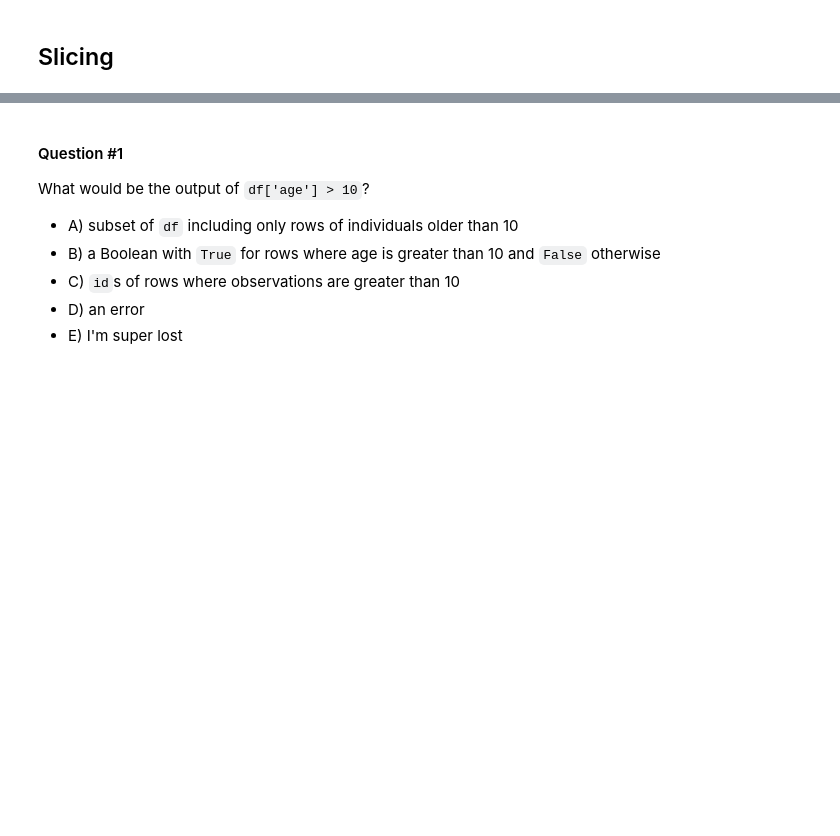
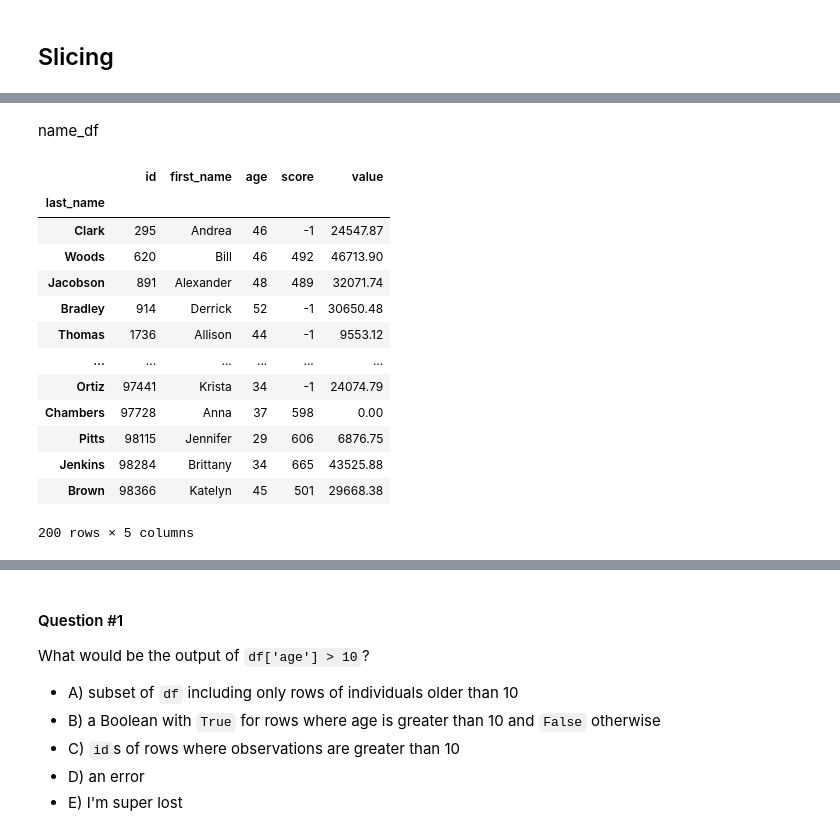
Before and after one commit to COGS108/Lectures-Fa24, a Jupyter notebook: 03_pandas.ipynb, the cells around one changed output, grey strips where cells are left out. Saved outputs shown, nothing was run; the diff lists cells and outputs as text; code cells hidden in the pictures; blank space fills up the shorter version.

```diff
--- a/03_pandas.ipynb
+++ b/03_pandas.ipynb
@@ -39,5 +39,5 @@ import numpy as np
 ## Loading Data
 # %%
 # Load a csv file of data
-df = pd.read_csv('https://raw.githubusercontent.com/COGS108/Lectures-Fa24/main/data/my_data.csv')
+df = pd.read_csv('data/my_data.csv')
 print('total elements:',df.size,'\nshape of table',df.shape)
@@ -62,3 +106,24 @@ df.loc[:,'last_name']
 # %%
 # Slicing: select a row & column with 'loc'
 df.loc[4, 'age']
+# %%
+name_df = df.set_index('last_name')
+# %% [markdown]
+name_df
+# %%
+name_df
+# %% [output]
+|  | id | first_name | age | score | value |
+| last_name |  |  |  |  |  |
+| Clark | 295 | Andrea | 46 | -1 | 24547.87 |
+| Woods | 620 | Bill | 46 | 492 | 46713.90 |
+| Jacobson | 891 | Alexander | 48 | 489 | 32071.74 |
+| Bradley | 914 | Derrick | 52 | -1 | 30650.48 |
+| Thomas | 1736 | Allison | 44 | -1 | 9553.12 |
+| ... | ... | ... | ... | ... | ... |
+| Ortiz | 97441 | Krista | 34 | -1 | 24074.79 |
+| Chambers | 97728 | Anna | 37 | 598 | 0.00 |
+| Pitts | 98115 | Jennifer | 29 | 606 | 6876.75 |
+| Jenkins | 98284 | Brittany | 34 | 665 | 43525.88 |
+| Brown | 98366 | Katelyn | 45 | 501 | 29668.38 |
+200 rows × 5 columns
```
Also changed, not shown: parts of 23 cells of this notebook, 1 other file.
